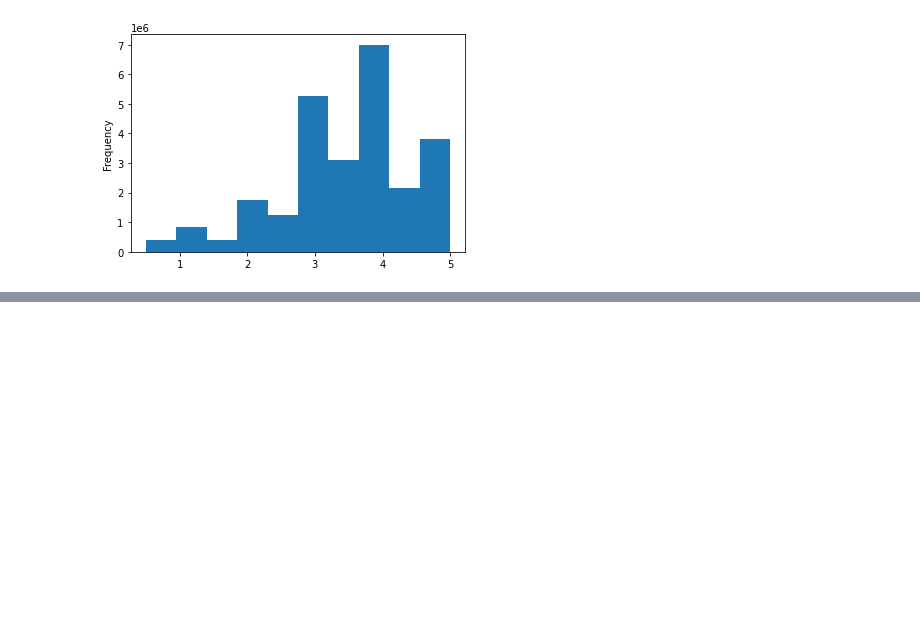
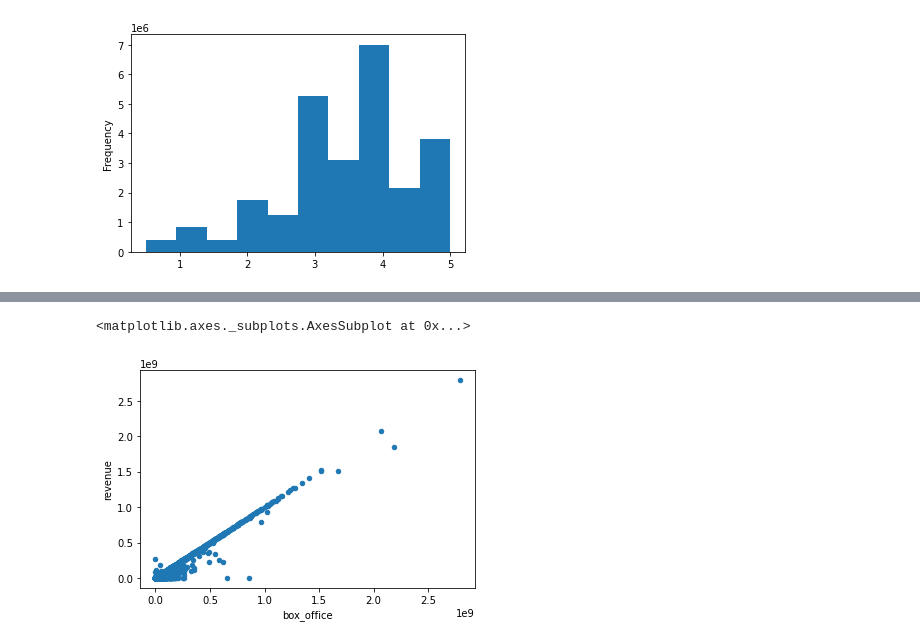
Before and after one commit to olalekanagbaje/Movies-ETL, a Jupyter notebook: Untitled.ipynb, the cells around one changed output, grey strips where cells are left out. Saved outputs shown, nothing was run; the diff lists cells and outputs as text; code cells hidden in the pictures; blank space fills up the shorter version.

```diff
--- a/Untitled.ipynb
+++ b/Untitled.ipynb
@@ -810,0 +901,7 @@ Name: rating, dtype: float64
+# %%
+# Next use scatter plot to determine which to choose between Box Office & Revenue (numeric data). A perfect straight line implies both have fairly same data
+# This seems pretty close so modify scatter plot
+movies_df.fillna(0).plot(x='box_office', y='revenue', kind='scatter')
+# %% [output]
+<matplotlib.axes._subplots.AxesSubplot at 0x...>
+[figure, added]
```
Also changed, not shown: parts of 26 cells of this notebook.
